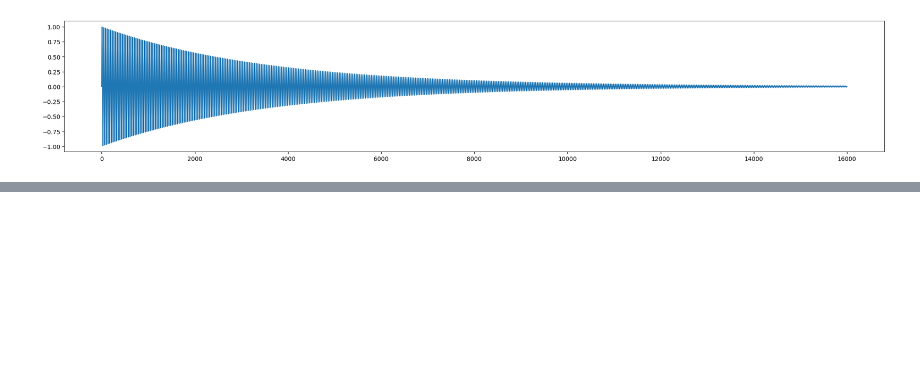
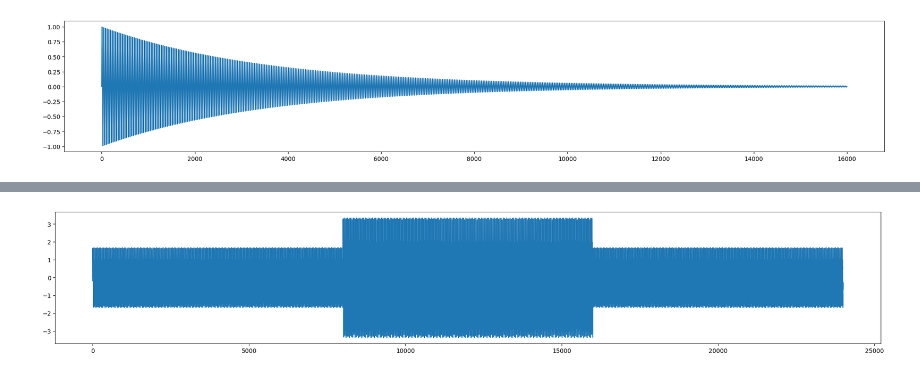
Before and after one commit to NDC227/IntroComputerMusic, a Jupyter notebook: sound_processing.ipynb, the cells around one changed output, grey strips where cells are left out. Saved outputs shown, nothing was run; the diff lists cells and outputs as text; code cells hidden in the pictures; blank space fills up the shorter version.

```diff
--- a/sound_processing.ipynb
+++ b/sound_processing.ipynb
@@ -75,0 +123,11 @@ ipd.Audio(a4_y_overtones, rate=16_000)
+# %%
+SAMPLING_RATE = 16000
+_, a4_1 = generate_pitch_with_overtones(16000, SAMPLING_RATE, 1, 440, 10)
+_, a4_2 = generate_pitch_with_overtones(16000, SAMPLING_RATE, 1, 440, 10)
+composite_a4 = overlay_waves(a4_1, a4_2, offset=8000, wrap=False)
+
+plt.figure(figsize=(25,4))
+plt.plot(np.arange(len(composite_a4)), composite_a4)
+
+ipd.Audio(composite_a4, rate=16_000)
+# %% [output]
@@ -75,0 +135 @@ ipd.Audio(a4_y_overtones, rate=16_000)
+[figure, added]
```
Also changed, not shown: parts of 14 cells of this notebook.
